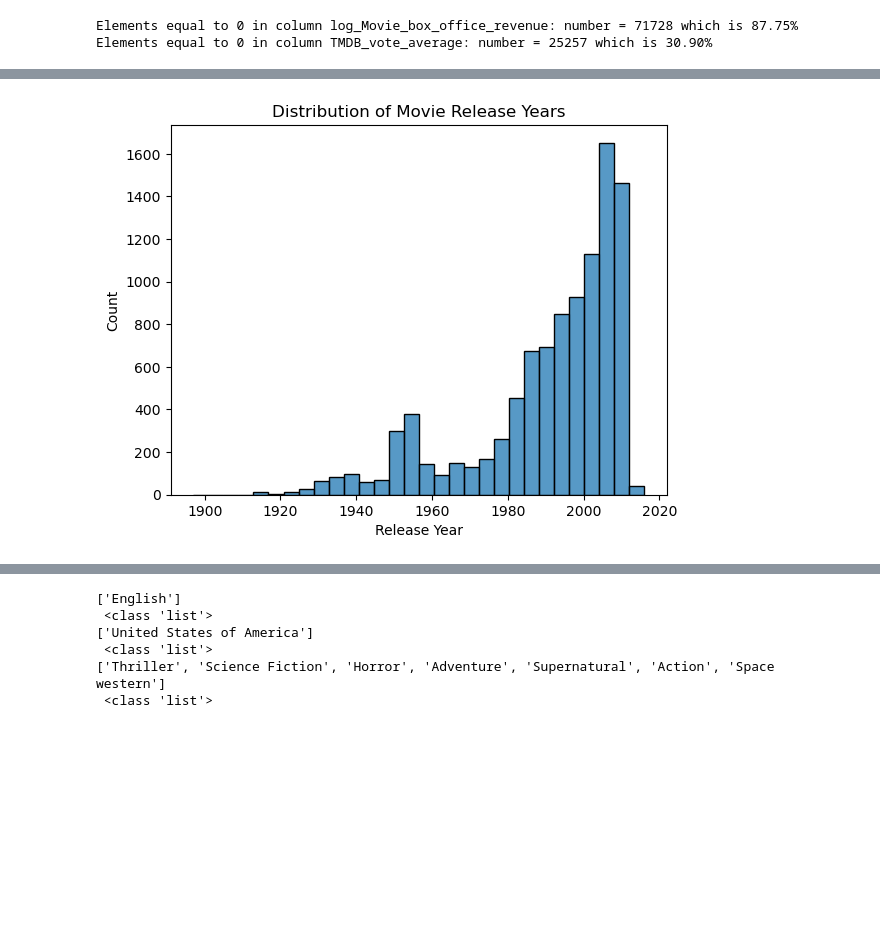
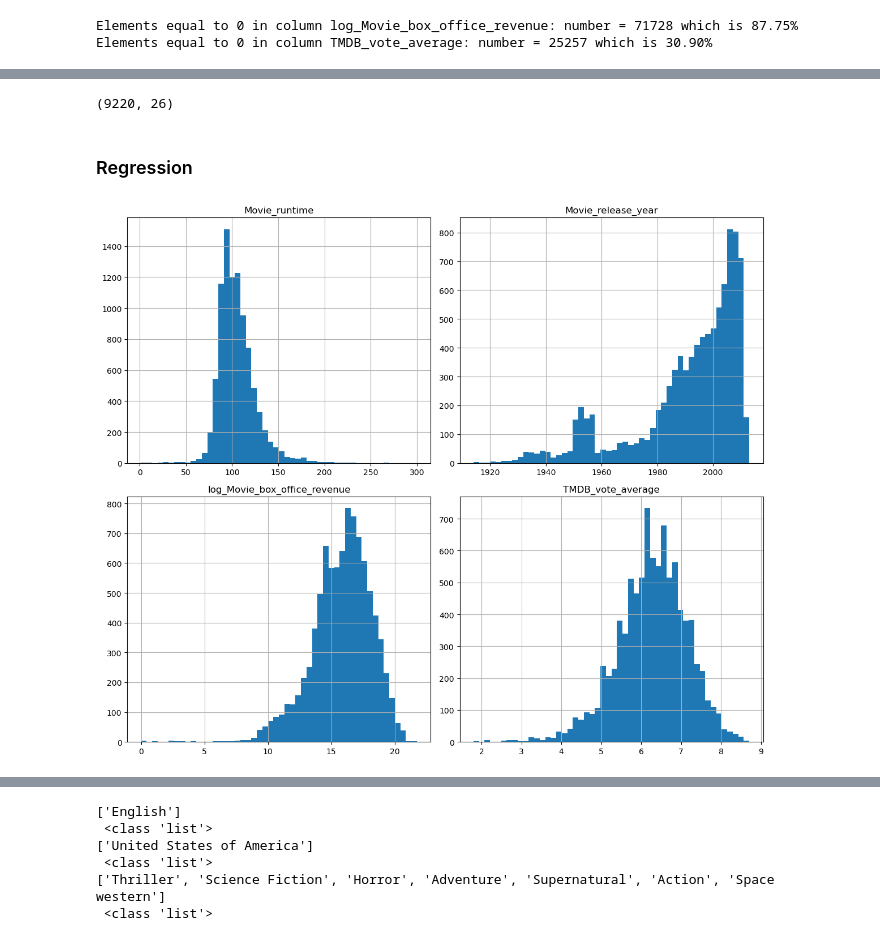
Before and after one commit to epfl-ada/ada-2023-project-byggemandbob, a Jupyter notebook: kav.ipynb, the cells around one changed output, grey strips where cells are left out. Cells and saved outputs as stored; diff of their text form; code cells hidden in the pictures; blank space fills up the shorter version.

```diff
--- a/kav.ipynb
+++ b/kav.ipynb
@@ -169,16 +130,12 @@ plt.show()
 # %%
 movie_metadata_filtered = movie_metadata_filtered[movie_metadata_filtered["Movie_release_year"] > 1800]
-import seaborn as sns
-import matplotlib.pyplot as plt
-
-# Assuming movie_metadata_filtered is your DataFrame
-sns.histplot(movie_metadata_filtered["Movie_release_year"], bins=30, kde=False)
-plt.title("Distribution of Movie Release Years")
-plt.xlabel("Release Year")
-plt.ylabel("Count")
-plt.show()
+movie_metadata_filtered = movie_metadata_filtered[movie_metadata_filtered["TMDB_vote_count"] > 3]
+movie_metadata_filtered = movie_metadata_filtered[movie_metadata_filtered["Movie_runtime"] > 0]
+movie_metadata_filtered.shape
 # %% [output]
-[figure, removed]
+(9220, 26)
+# %% [markdown]
+### Regression
 # %%
 movie_reg_data = movie_metadata_filtered[['Movie_release_date', 'Movie_runtime', 'Movie_languages',
        'Movie_countries', 'Movie_genres', 'Movie_release_year',
@@ -191 +143,19 @@ movie_metadata[numeric_columns] = stats.zscore(movie_metadata_filtered[numeric_c
+# %%
+# Select numeric columns
+numeric_columns = ['Movie_runtime', 'Movie_release_year', 'log_Movie_box_office_revenue', 'TMDB_vote_average']
+num_cols = 2
+num_rows = (len(numeric_columns) + num_cols - 1) // num_cols
+
+fig, axes = plt.subplots(nrows=num_rows, ncols=num_cols, figsize=(12, 5 * num_rows))
+
+# Plot histograms for each numeric column
+for i, col in enumerate(numeric_columns):
+    row, col_index = divmod(i, num_cols)
+    movie_reg_data[col].hist(ax=axes[row, col_index], bins=50)
+    axes[row, col_index].set_title(col)
+
+plt.tight_layout()
+plt.show()
+# %% [output]
+[figure, added]
 # %%
```
Also changed, not shown: parts of 20 cells of this notebook.
